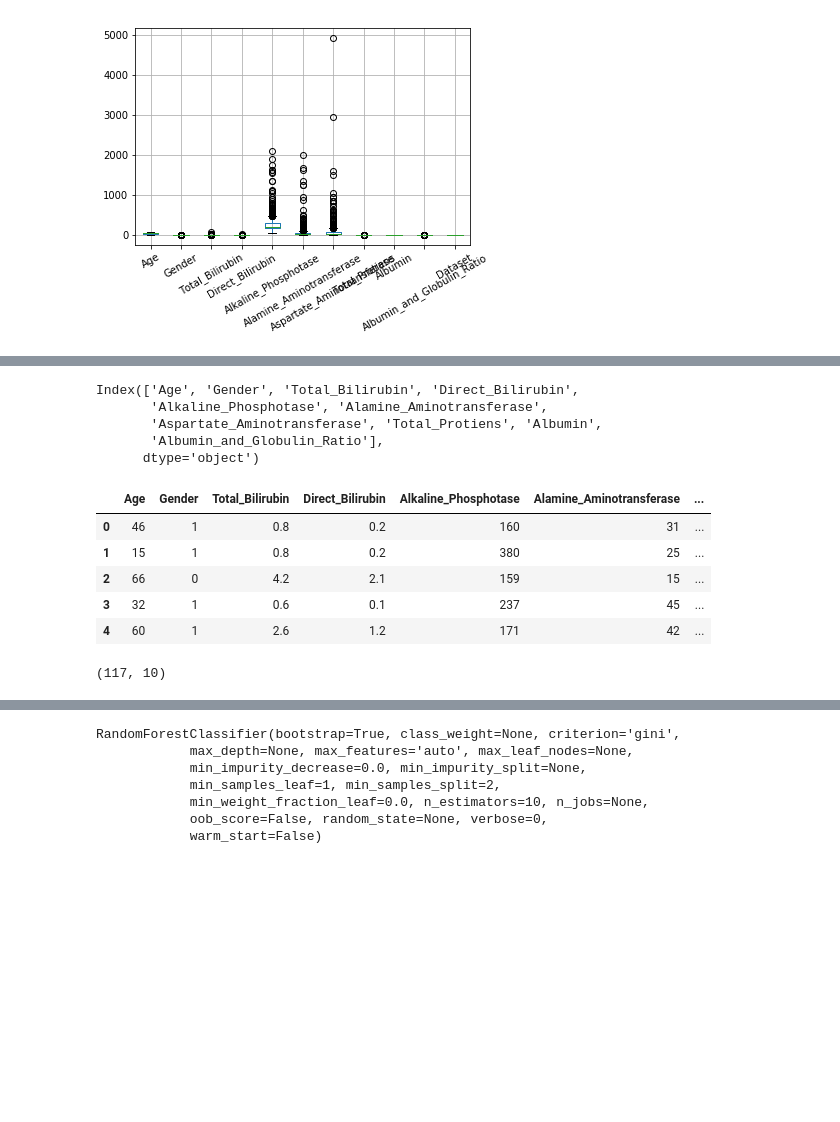
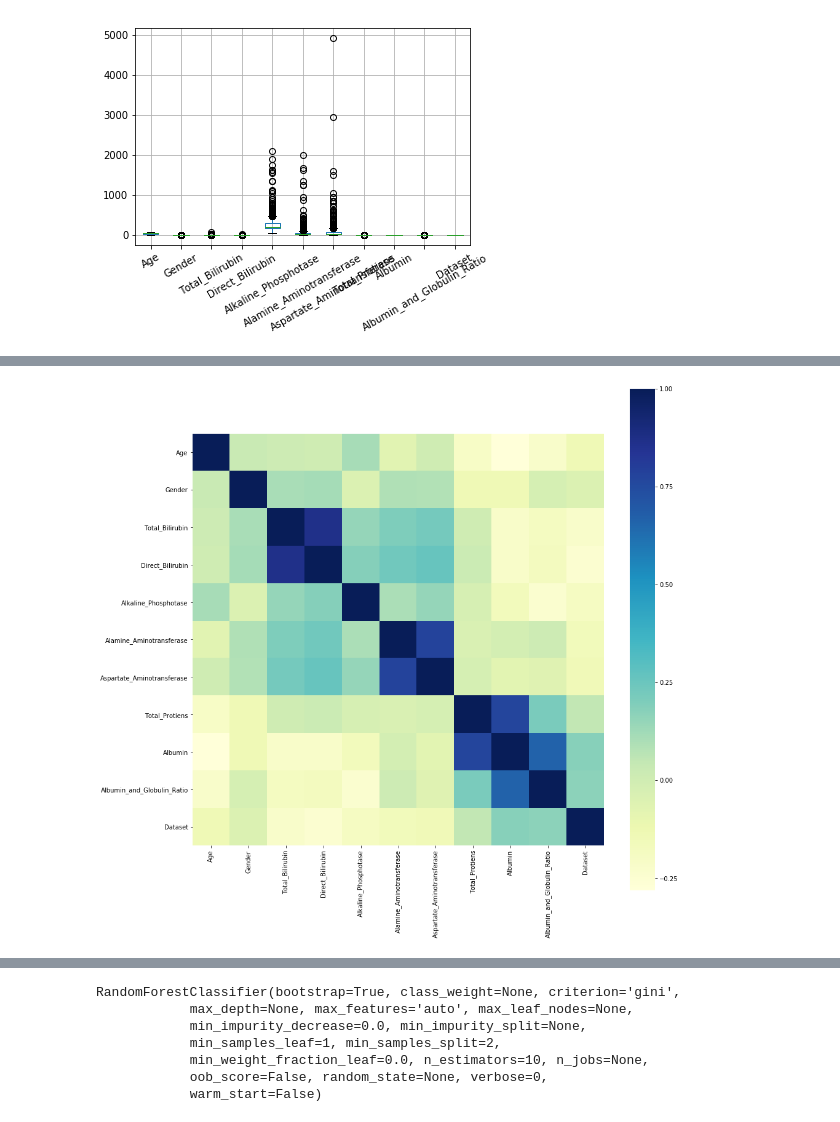
Before and after one commit to Reenagrg123/Assignment-Machine_Learning-, a Jupyter notebook: problem_1/problem1_sol.ipynb, the cells around one changed output, grey strips where cells are left out. Saved outputs shown, nothing was run; the diff lists cells and outputs as text; code cells hidden in the pictures; blank space fills up the shorter version.

```diff
--- a/problem_1/problem1_sol.ipynb
+++ b/problem_1/problem1_sol.ipynb
@@ -68,21 +55,0 @@ test_data['Gender']=test_data.Gender.map(dict(Male=1, Female=0))
-# %%
-test_data.columns
-# %% [output]
-Index(['Age', 'Gender', 'Total_Bilirubin', 'Direct_Bilirubin',
-       'Alkaline_Phosphotase', 'Alamine_Aminotransferase',
-       'Aspartate_Aminotransferase', 'Total_Protiens', 'Albumin',
-       'Albumin_and_Globulin_Ratio'],
-      dtype='object')
-# %%
-test_data.head()
-# %% [output]
-|  | Age | Gender | Total_Bilirubin | Direct_Bilirubin | Alkaline_Phosphotase | Alamine_Aminotransferase | ... |
-| 0 | 46 | 1 | 0.8 | 0.2 | 160 | 31 | ... |
-| 1 | 15 | 1 | 0.8 | 0.2 | 380 | 25 | ... |
-| 2 | 66 | 0 | 4.2 | 2.1 | 159 | 15 | ... |
-| 3 | 32 | 1 | 0.6 | 0.1 | 237 | 45 | ... |
-| 4 | 60 | 1 | 2.6 | 1.2 | 171 | 42 | ... |
-# %%
-test_data.shape
-# %% [output]
-(117, 10)
@@ -91,3 +56,12 @@ test_data.shape
+# %%
+fig,ax=plt.subplots(figsize=(15,15))
+correlations=train_data.corr()
+sb.heatmap(correlations,square=True,cmap="YlGnBu")
+plt.yticks(rotation=0)
+plt.xticks(rotation=90)
+plt.show()
+# %% [output]
+[figure, added]
 # %%
 from sklearn.model_selection import cross_val_score,train_test_split
 from sklearn.linear_model import LogisticRegression
```
Also changed, not shown: parts of 31 cells of this notebook, 5 other files.
